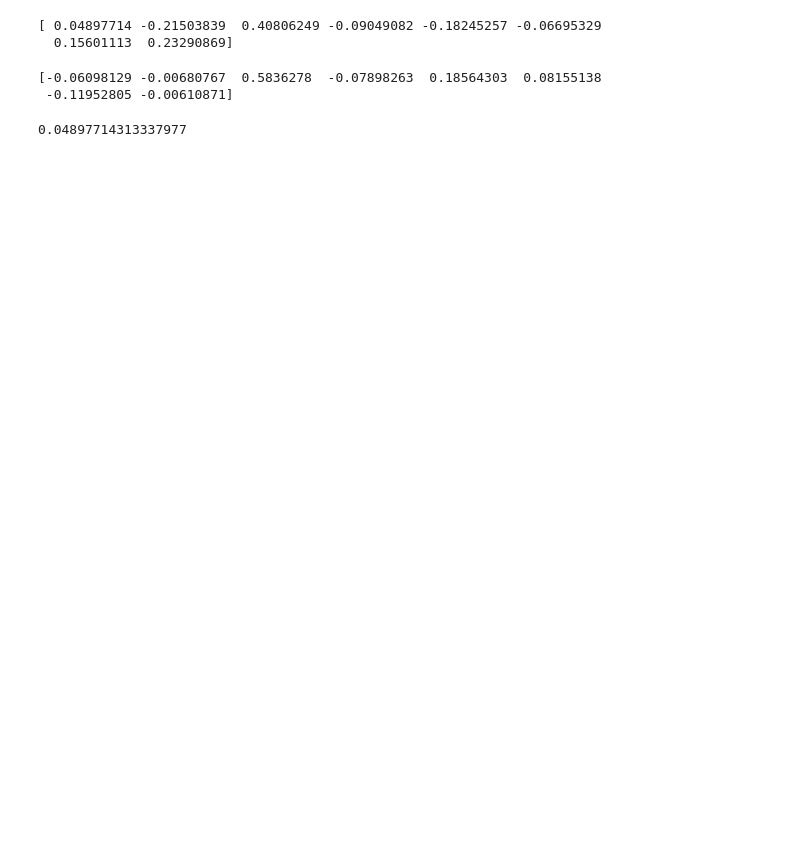
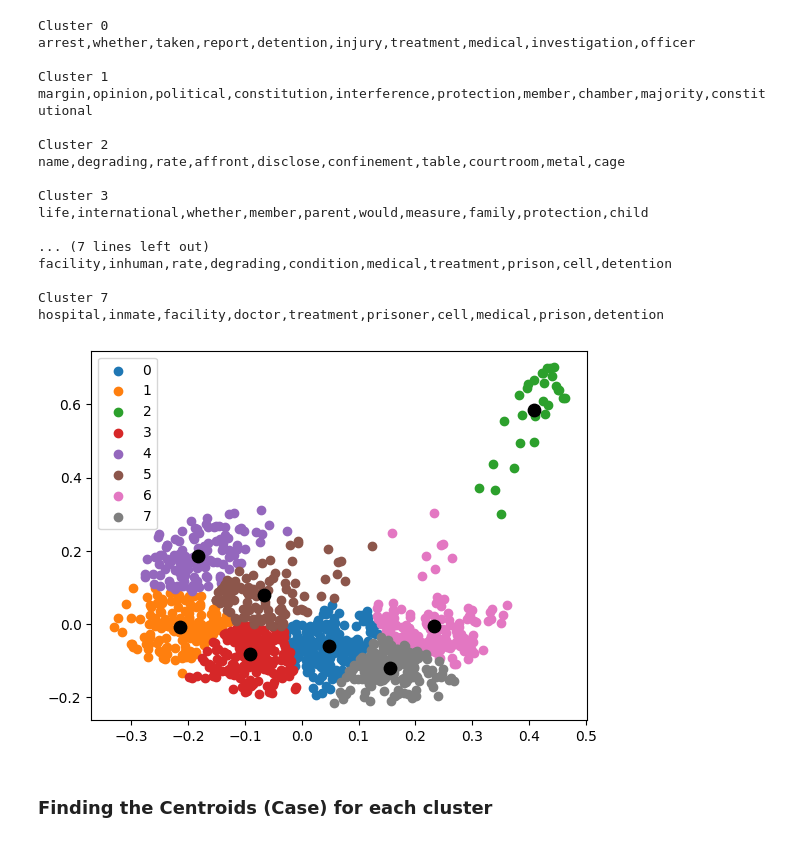
Before and after one commit to biancachiusano/dignity_in_ecthr, a Jupyter notebook: Analysis_Clustering.ipynb, the cells around one changed output. Drawn from its saved outputs; the diff is of its cells as text; code cells hidden in the pictures; blank space fills up the shorter version.

```diff
--- a/Analysis_Clustering.ipynb
+++ b/Analysis_Clustering.ipynb
@@ -299,2 +204,0 @@ pca = PCA(2)
-# %%
-trial_df = pca.fit_transform(tfidf_matrix.toarray())
@@ -320,7 +204,0 @@ array([ 0.01212219, -0.01702446, -0.25065954, ..., -0.09960949,
-# %%
-# Applying Kmeans
-kmeans_trial = KMeans(8)
-label_trial = kmeans_trial.fit_predict(trial_df)
-# %%
-clusters = kmeans_trial.labels_
-print(clusters)
@@ -338,7 +207,28 @@ print(unique_labels)
 # %%
-# getting the top keywords
-top_words = pd.DataFrame(tfidf_matrix.todense()).groupby(clusters).mean()
-terms = vectorizer.get_feature_names_out()
-for i, r in top_words.iterrows():
-  print('\nCluster {}'.format(i))
-  print(','.join([terms[t] for t in np.argsort(r)[-10:]]))
+def kmeans_pca(k, n_components):
+  pca = PCA(n_components)
+  X_pca = pca.fit_transform(tfidf_matrix.toarray())
+
+  # Applying Kmeans
+  kmeans_pca = KMeans(8)
+  label_trial = kmeans_pca.fit_predict(X_pca)
+
+  clusters = kmeans_pca.labels_
+  unique_labels = np.unique(label_trial)
+
+  # getting the top keywords
+  top_words = pd.DataFrame(tfidf_matrix.todense()).groupby(clusters).mean()
+  terms = vectorizer.get_feature_names_out()
+  for i, r in top_words.iterrows():
+    print('\nCluster {}'.format(i))
+    print(','.join([terms[t] for t in np.argsort(r)[-10:]]))
+
+  #plot
+  centroids_trial = kmeans_pca.cluster_centers_
+  for i in unique_labels:
+    plt.scatter(X_pca[label_trial == i][:,0], X_pca[label_trial == i][:,1], label = i)
+  plt.scatter(centroids_trial[:,0] , centroids_trial[:,1] , s = 80, color = 'k')
+  plt.legend()
+  plt.show()
+
+  return label_trial, centroids_trial, unique_labels, clusters, X_pca
@@ -380,17 +235,26 @@ plt.show()
-# %%
-print(centroids_trial[:,0])
-# %% [output]
-[ 0.04897714 -0.21503839  0.40806249 -0.09049082 -0.18245257 -0.06695329
-  0.15601113  0.23290869]
-# %%
-print(centroids_trial[:,1])
-# %% [output]
-[-0.06098129 -0.00680767  0.5836278  -0.07898263  0.18564303  0.08155138
- -0.11952805 -0.00610871]
-# %%
-print(centroids_trial[0,0])
-# %% [output]
-0.04897714313337977
+# %%
+label_trial, centroids_trial, unique_labels, clusters, X_pca = kmeans_pca(4, 2)
+# %% [output]
+Cluster 0
+arrest,whether,taken,report,detention,injury,treatment,medical,investigation,officer
+
+Cluster 1
+margin,opinion,political,constitution,interference,protection,member,chamber,majority,constitutional
+
+Cluster 2
+name,degrading,rate,affront,disclose,confinement,table,courtroom,metal,cage
+
+Cluster 3
+life,international,whether,member,parent,would,measure,family,protection,child
+
+... (7 lines left out)
+facility,inhuman,rate,degrading,condition,medical,treatment,prison,cell,detention
+
+Cluster 7
+hospital,inmate,facility,doctor,treatment,prisoner,cell,medical,prison,detention
+[figure, added]
+# %% [markdown]
+### Finding the Centroids (Case) for each cluster
 # %%
 overall_df = pd.DataFrame(columns = ['Case', 'Facts', 'PCA1', 'PCA2', 'Cluster', 'Center1', 'Center2'])
 overall_df['Case'] = dignity_cases['Case']
```
Also changed, not shown: parts of 65 cells of this notebook, 2 other files.
